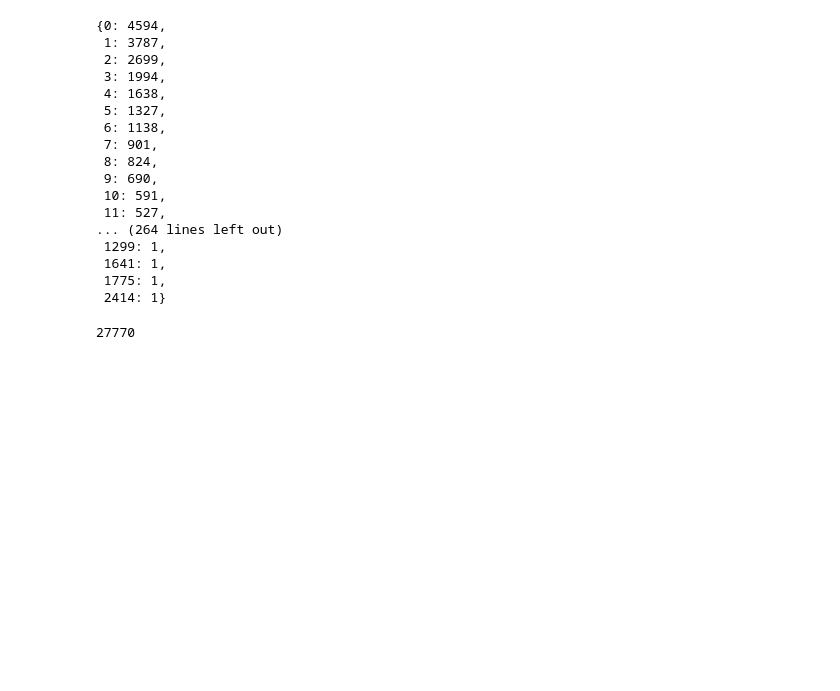
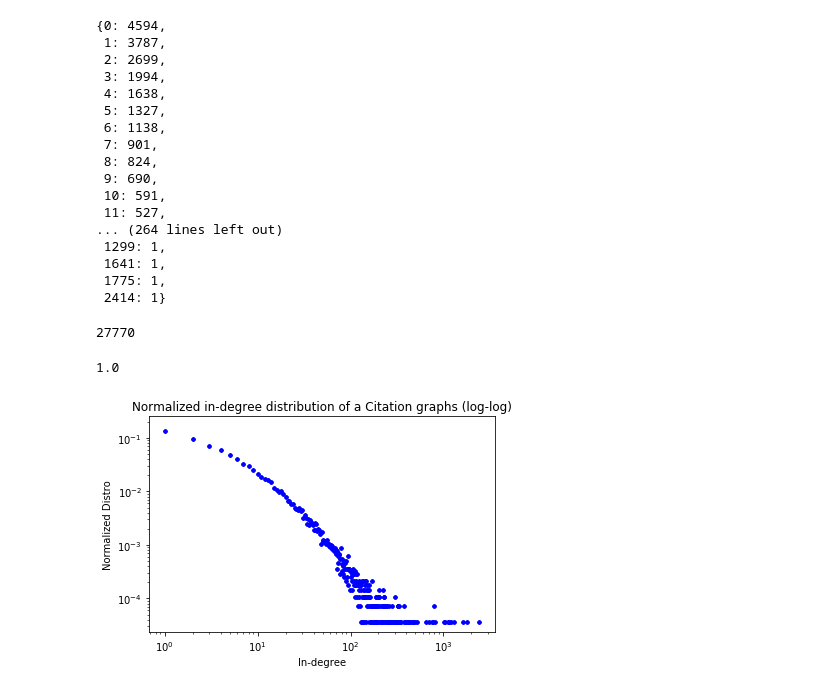
Before and after one commit to alexandrudaia/AlgoThingsAndHacking, a Jupyter notebook: Application 1/LoadGraph.ipynb, the cells around one changed output. Cells and saved outputs as stored; diff of their text form; code cells hidden in the pictures; blank space fills up the shorter version.

```diff
--- a/Application 1/LoadGraph.ipynb
+++ b/Application 1/LoadGraph.ipynb
@@ -98,7 +98,16 @@ distro
  1641: 1,
  1775: 1,
  2414: 1}
+# %%
+import numpy as np
+np.sum(list(distro.values()))
+# %% [output]
+27770
 # %%
-np.sum(list(distro.values()))
+normAlizedDistro=list(distro.values())
-# %% [output]
-27770
+# %%
+normAlizedDistro=[elem/27770 for elem in normAlizedDistro]
+# %%
+np.sum(normAlizedDistro)#this are probs of    each  in degree in the plot
+# %% [output]
+1.0
@@ -104,0 +119,12 @@ np.sum(list(distro.values()))
+# %%
+plt.plot((np.array(list(distro.keys()))),(np.array(normAlizedDistro)),
+         color="blue", linestyle='None', marker=".", markersize=6)
+plt.loglog()
+plt.title('Normalized in-degree distribution of a Citation graphs (log-log)')
+plt.xlabel('In-degree')
+plt.ylabel('Normalized Distro')
+
+plt.tight_layout()
+plt.show()
+# %% [output]
+[figure, added]
```
Also changed, not shown: parts of 33 cells of this notebook.
